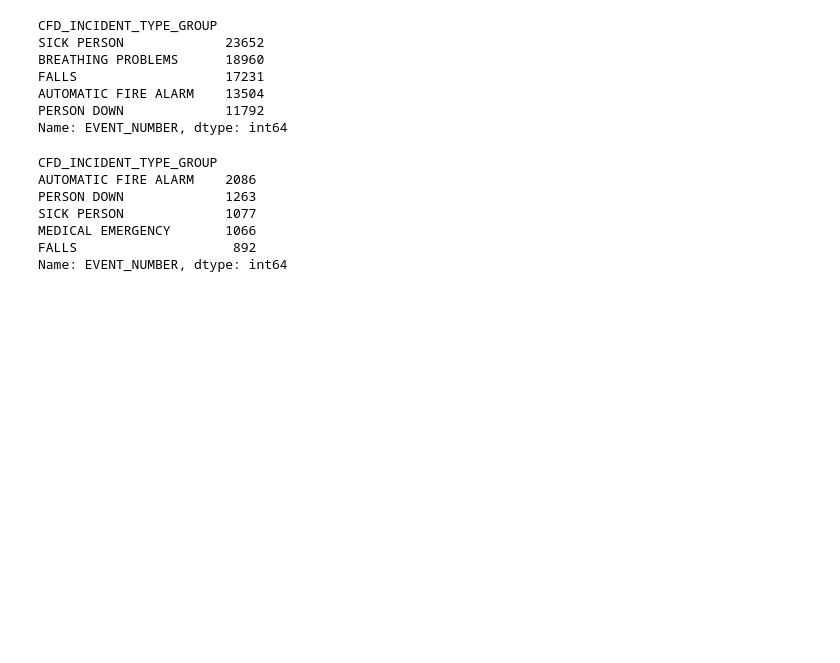
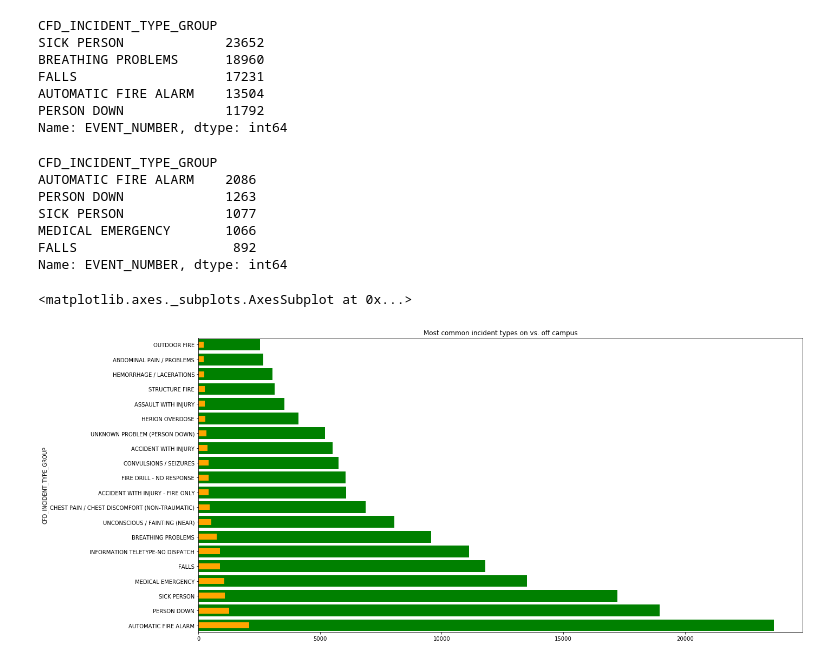
Before and after one commit to billmcmillin/python-data-day, a Jupyter notebook: sample/Visualization.ipynb, the cells around one changed output. Cells and saved outputs as stored; diff of their text form; code cells hidden in the pictures; blank space fills up the shorter version.

```diff
--- a/sample/Visualization.ipynb
+++ b/sample/Visualization.ipynb
@@ -227,0 +238,10 @@ Name: EVENT_NUMBER, dtype: int64
+# %%
+#Create a horizontal bar chart of most common incidents both on and off campus
+plt.figure(figsize=(20,10))
+plt.title('Most common incident types on vs. off campus')
+# select only the first 20 or so incidents to keep the graph legible
+sorted_incidents[:20].plot.barh(width=0.8, color="green")
+sorted_campus_incidents[:20].plot.barh(width=0.4, color="orange")
+# %% [output]
+<matplotlib.axes._subplots.AxesSubplot at 0x...>
+[figure, added]
```
Also changed, not shown: parts of 16 cells of this notebook, 3 other files.
